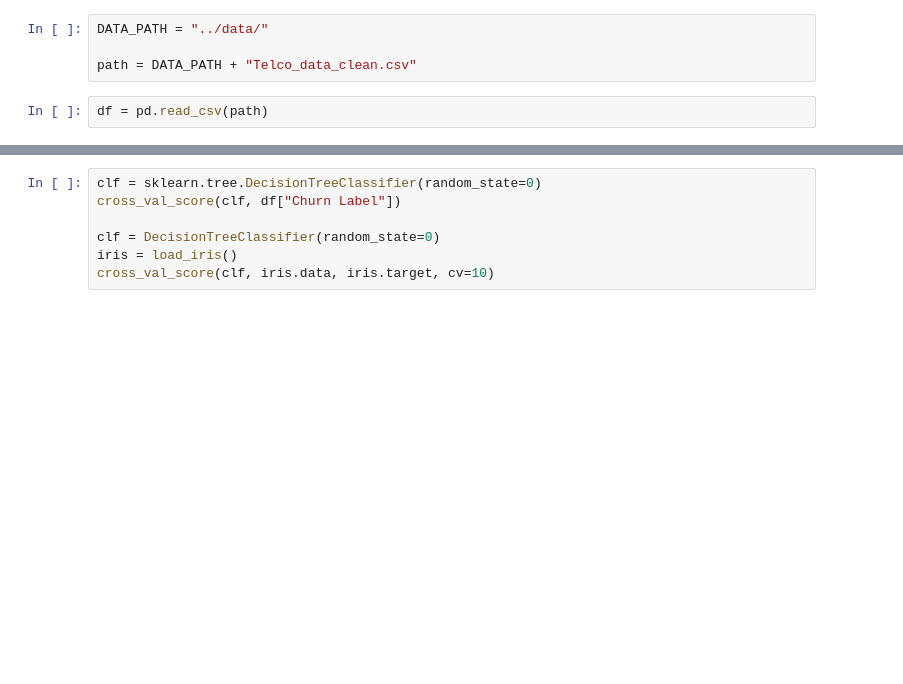
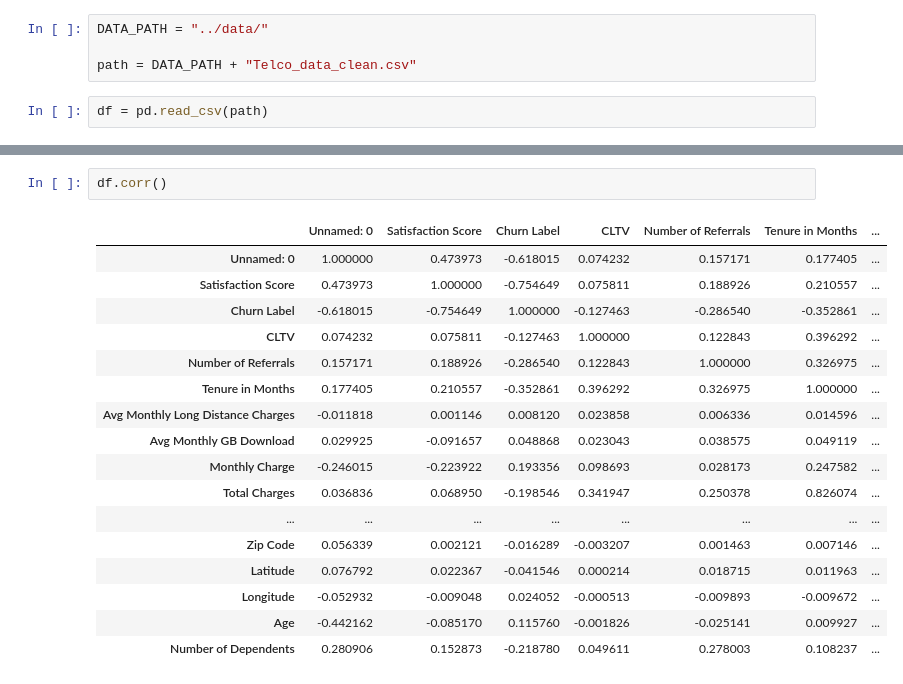
Before and after one commit to lucienwalewski/cse204project, a Jupyter notebook: src/prediction.ipynb, the cells around one changed output, grey strips where cells are left out. Saved outputs shown, nothing was run; the diff lists cells and outputs as text; blank space fills up the shorter version.

```diff
--- a/src/prediction.ipynb
+++ b/src/prediction.ipynb
@@ -53,7 +53,20 @@ df.head()
-# %%
-clf = sklearn.tree.DecisionTreeClassifier(random_state=0)
-cross_val_score(clf, df["Churn Label"])
-
-clf = DecisionTreeClassifier(random_state=0)
-iris = load_iris()
-cross_val_score(clf, iris.data, iris.target, cv=10)
+# %%
+df.corr()
+# %% [output]
+|  | Unnamed: 0 | Satisfaction Score | Churn Label | CLTV | Number of Referrals | Tenure in Months | ... |
+| Unnamed: 0 | 1.000000 | 0.473973 | -0.618015 | 0.074232 | 0.157171 | 0.177405 | ... |
+| Satisfaction Score | 0.473973 | 1.000000 | -0.754649 | 0.075811 | 0.188926 | 0.210557 | ... |
+| Churn Label | -0.618015 | -0.754649 | 1.000000 | -0.127463 | -0.286540 | -0.352861 | ... |
+| CLTV | 0.074232 | 0.075811 | -0.127463 | 1.000000 | 0.122843 | 0.396292 | ... |
+| Number of Referrals | 0.157171 | 0.188926 | -0.286540 | 0.122843 | 1.000000 | 0.326975 | ... |
+| Tenure in Months | 0.177405 | 0.210557 | -0.352861 | 0.396292 | 0.326975 | 1.000000 | ... |
+| Avg Monthly Long Distance Charges | -0.011818 | 0.001146 | 0.008120 | 0.023858 | 0.006336 | 0.014596 | ... |
+| Avg Monthly GB Download | 0.029925 | -0.091657 | 0.048868 | 0.023043 | 0.038575 | 0.049119 | ... |
+| Monthly Charge | -0.246015 | -0.223922 | 0.193356 | 0.098693 | 0.028173 | 0.247582 | ... |
+| Total Charges | 0.036836 | 0.068950 | -0.198546 | 0.341947 | 0.250378 | 0.826074 | ... |
+| ... | ... | ... | ... | ... | ... | ... | ... |
+| Zip Code | 0.056339 | 0.002121 | -0.016289 | -0.003207 | 0.001463 | 0.007146 | ... |
+| Latitude | 0.076792 | 0.022367 | -0.041546 | 0.000214 | 0.018715 | 0.011963 | ... |
+| Longitude | -0.052932 | -0.009048 | 0.024052 | -0.000513 | -0.009893 | -0.009672 | ... |
+| Age | -0.442162 | -0.085170 | 0.115760 | -0.001826 | -0.025141 | 0.009927 | ... |
+| Number of Dependents | 0.280906 | 0.152873 | -0.218780 | 0.049611 | 0.278003 | 0.108237 | ... |
```
Also changed, not shown: parts of 5 cells of this notebook, 2 other files.
